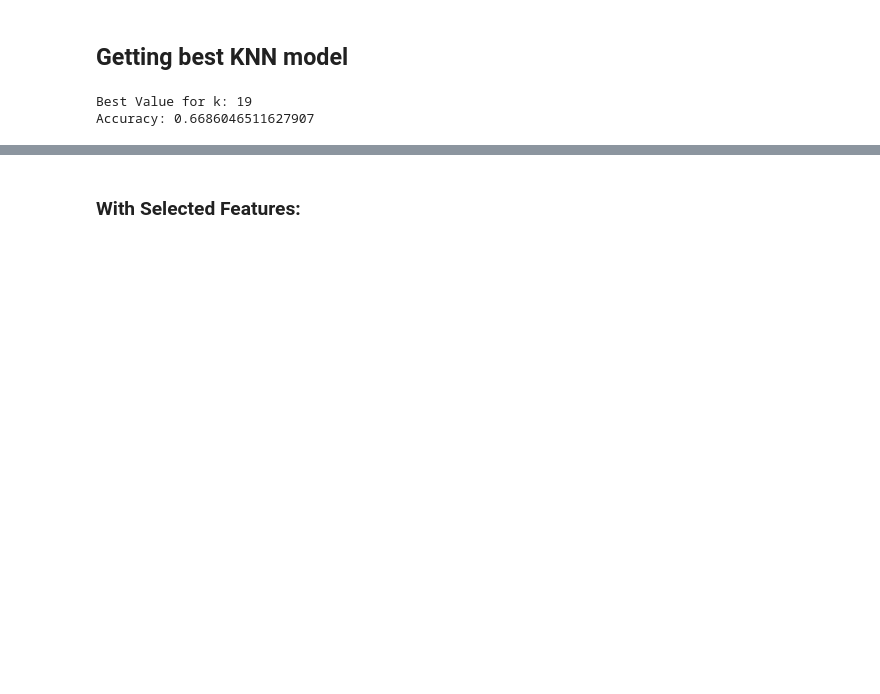
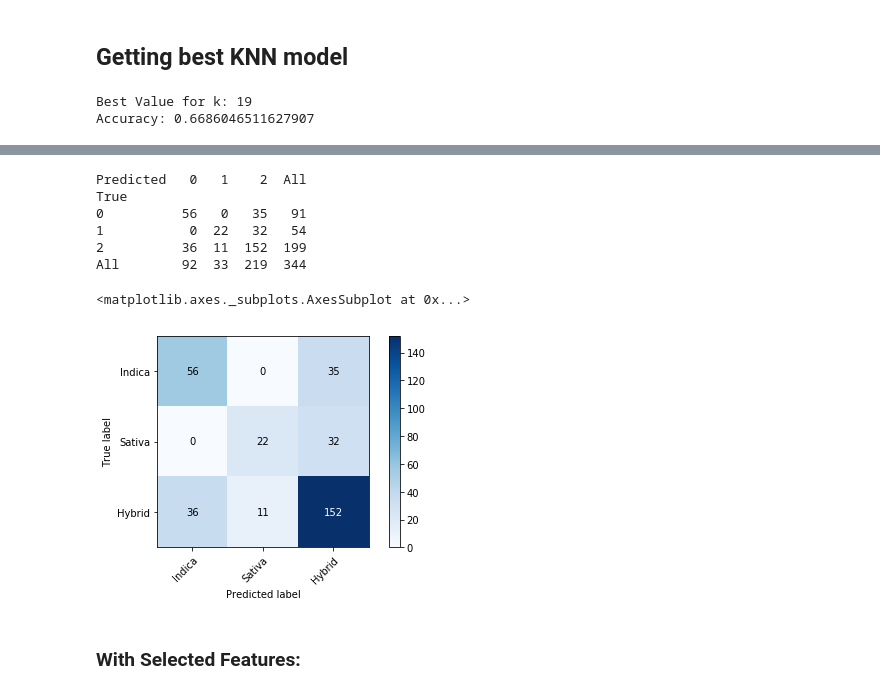
Before and after one commit to mackenziemitchell6/CannabiClass, a Jupyter notebook: RealFullCannabiClass.ipynb, the cells around one changed output, grey strips where cells are left out. Cells and saved outputs as stored; diff of their text form; code cells hidden in the pictures; blank space fills up the shorter version.

```diff
--- a/RealFullCannabiClass.ipynb
+++ b/RealFullCannabiClass.ipynb
@@ -320,6 +394,17 @@ F1 Score: [0.61202186 0.50574713 0.72727273]
    micro avg       0.67      0.67      0.67       344
    macro avg       0.66      0.60      0.62       344
 weighted avg       0.67      0.67      0.66       344
+# %%
+plot_corr_matrix(y_test,test_preds,['Indica','Sativa','Hybrid'])
+# %% [output]
+Predicted   0   1    2  All
+True
+0          56   0   35   91
+1           0  22   32   54
+2          36  11  152  199
+All        92  33  219  344
+<matplotlib.axes._subplots.AxesSubplot at 0x...>
+[figure, added]
 # %% [markdown]
 ### With Selected Features:
 # %%
```
Also changed, not shown: parts of 22 cells of this notebook.
